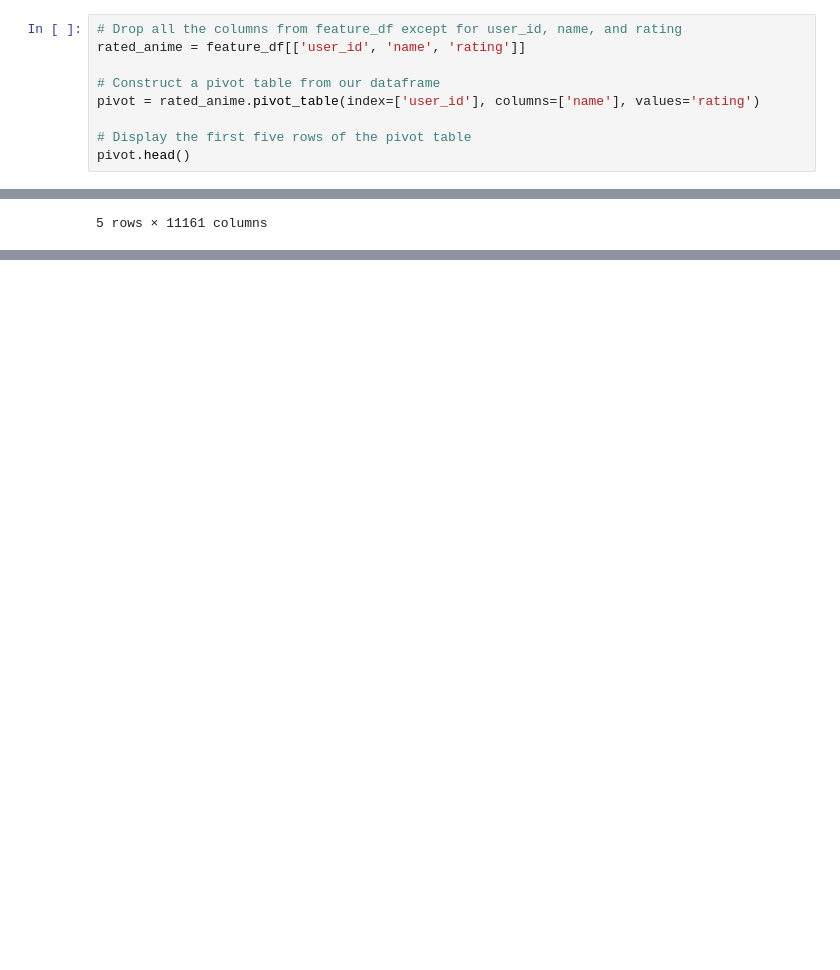
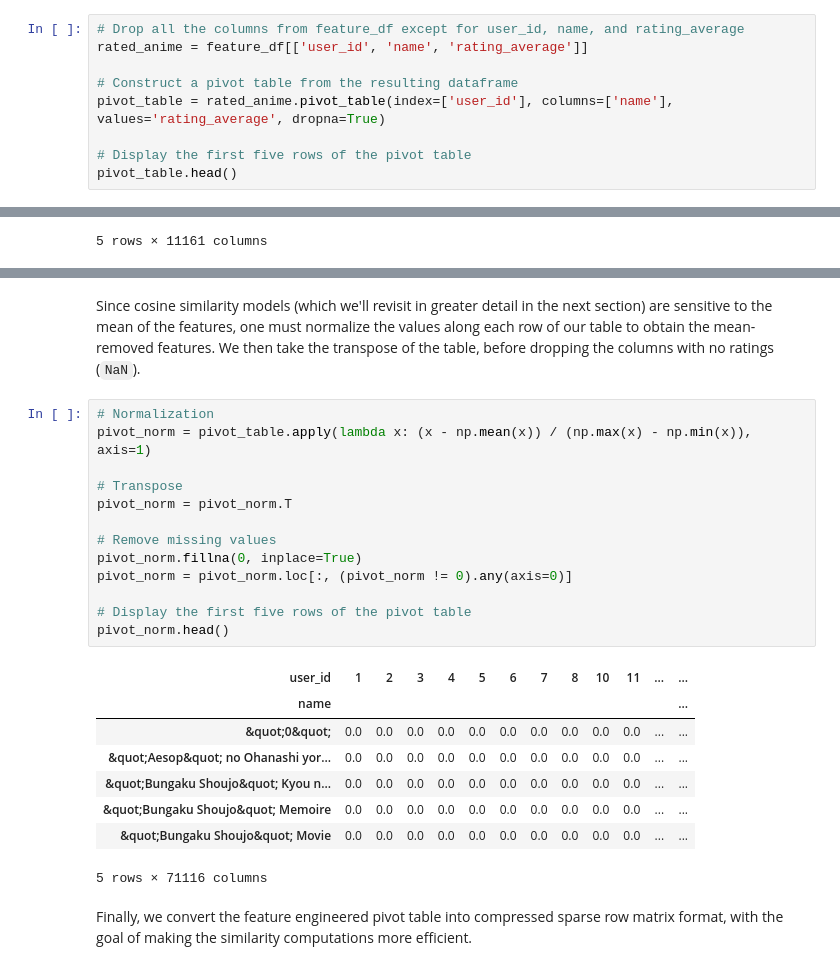
Before and after one commit to zachtheyek/Anime-Rec-Bot, a Jupyter notebook: anime_rec.ipynb, the cells around one changed output, grey strips where cells are left out. Drawn from its saved outputs; the diff is of its cells as text; blank space fills up the shorter version.

```diff
--- a/anime_rec.ipynb
+++ b/anime_rec.ipynb
@@ -212,12 +212,12 @@ Next, further engineer a smaller dataframe containing only `user_id`, `name`, an
 # %%
-# Drop all the columns from feature_df except for user_id, name, and rating
-rated_anime = feature_df[['user_id', 'name', 'rating']]
+# Drop all the columns from feature_df except for user_id, name, and rating_average
+rated_anime = feature_df[['user_id', 'name', 'rating_average']]
 
-# Construct a pivot table from our dataframe
-pivot = rated_anime.pivot_table(index=['user_id'], columns=['name'], values='rating')
+# Construct a pivot table from the resulting dataframe
+pivot_table = rated_anime.pivot_table(index=['user_id'], columns=['name'], values='rating_average', dropna=True)
 
 # Display the first five rows of the pivot table
-pivot.head()
+pivot_table.head()
 # %% [output]
 | name | &quot;0&quot; | &quot;Aesop&quot; no Ohanashi yor... | &quot;Bungaku Shoujo&quot; Kyou n... | &quot;Bungaku Shoujo&quot; Memoire | &quot;Bungaku Shoujo&quot; Movie | ... |
 | user_id |  |  |  |  |  | ... |
@@ -231,0 +230,26 @@ Notice that there are new missing values introduced into our pivot table, arisin
+# %% [markdown]
+Since cosine similarity models (which we'll revisit in greater detail in the next section) are sensitive to the mean of the features, one must normalize the values along each row of our table to obtain the mean-removed features. We then take the transpose of the table, before dropping the columns with no ratings (`NaN`).
+# %%
+# Normalization
+pivot_norm = pivot_table.apply(lambda x: (x - np.mean(x)) / (np.max(x) - np.min(x)), axis=1)
+
+# Transpose
+pivot_norm = pivot_norm.T
+
+# Remove missing values
+pivot_norm.fillna(0, inplace=True)
+pivot_norm = pivot_norm.loc[:, (pivot_norm != 0).any(axis=0)]
+
+# Display the first five rows of the pivot table
+pivot_norm.head()
+# %% [output]
+| user_id | 1 | 2 | 3 | 4 | 5 | 6 | 7 | 8 | 10 | 11 | ... | ... |
+| name |  |  |  |  |  |  |  |  |  |  |  | ... |
+| &quot;0&quot; | 0.0 | 0.0 | 0.0 | 0.0 | 0.0 | 0.0 | 0.0 | 0.0 | 0.0 | 0.0 | ... | ... |
+| &quot;Aesop&quot; no Ohanashi yor... | 0.0 | 0.0 | 0.0 | 0.0 | 0.0 | 0.0 | 0.0 | 0.0 | 0.0 | 0.0 | ... | ... |
+| &quot;Bungaku Shoujo&quot; Kyou n... | 0.0 | 0.0 | 0.0 | 0.0 | 0.0 | 0.0 | 0.0 | 0.0 | 0.0 | 0.0 | ... | ... |
+| &quot;Bungaku Shoujo&quot; Memoire | 0.0 | 0.0 | 0.0 | 0.0 | 0.0 | 0.0 | 0.0 | 0.0 | 0.0 | 0.0 | ... | ... |
+| &quot;Bungaku Shoujo&quot; Movie | 0.0 | 0.0 | 0.0 | 0.0 | 0.0 | 0.0 | 0.0 | 0.0 | 0.0 | 0.0 | ... | ... |
+5 rows × 71116 columns
+# %% [markdown]
+Finally, we convert the feature engineered pivot table into compressed sparse row matrix format, with the goal of making the similarity computations more efficient.
```
Also changed, not shown: parts of 17 cells of this notebook.
